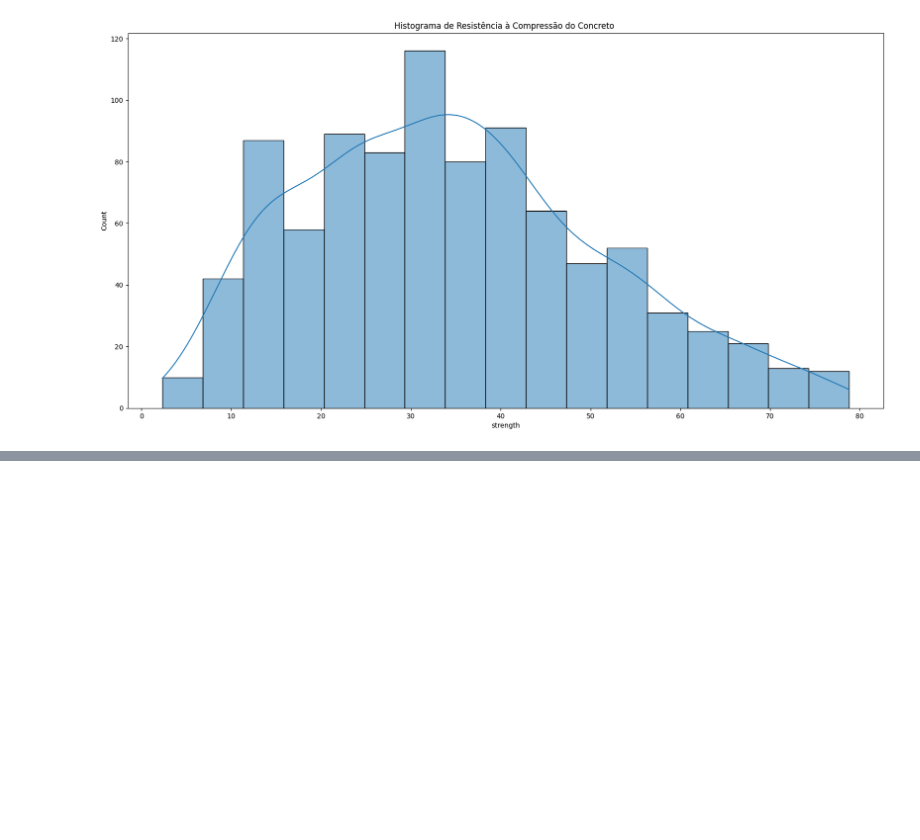
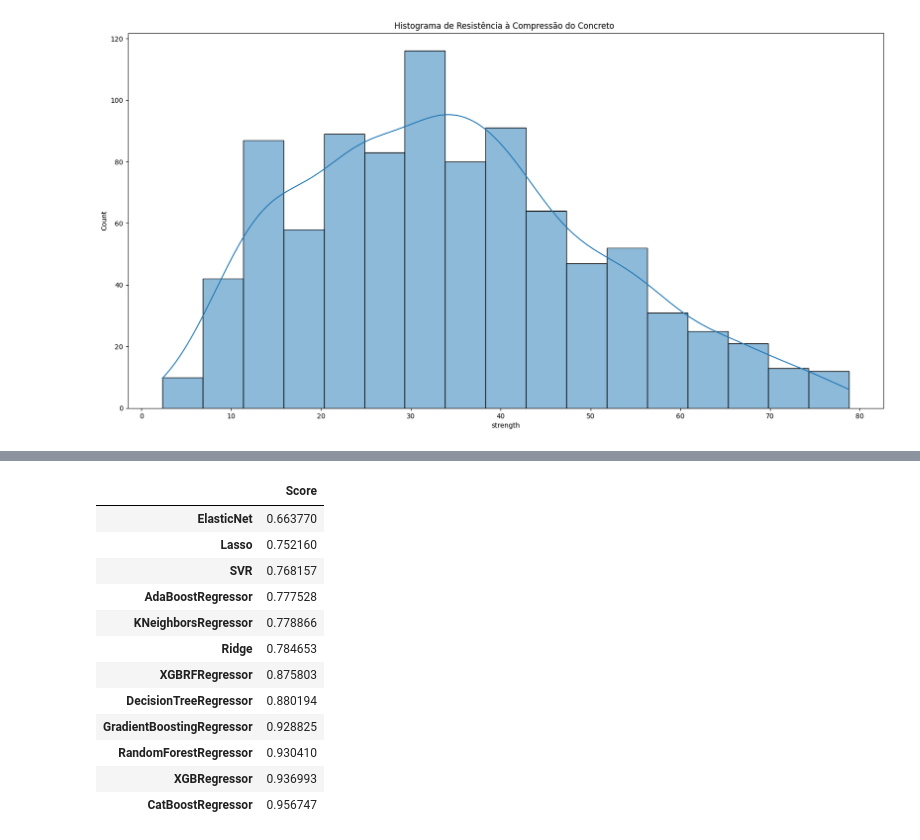
Before and after one commit to tataap/Projeto_Aplicado_XPE, a Jupyter notebook: PA_test.ipynb, the cells around one changed output, grey strips where cells are left out. Saved outputs shown, nothing was run; the diff lists cells and outputs as text; code cells hidden in the pictures; blank space fills up the shorter version.

```diff
--- a/PA_test.ipynb
+++ b/PA_test.ipynb
@@ -309,0 +342,57 @@ sns.histplot(data=concrete,x='strength', kde=True);
+# %%
+def fit_and_score(models, X_train, X_test, y_train, y_test):
+    np.random.seed(42)
+
+    model_scores = {}
+    model_rsme = {}
+    model_r2 = {}
+
+    for name, model in models.items():
+        model.fit(X_train,y_train)
+        model_scores[name] = model.score(X_test,y_test)
+        y_preds = model.predict(X_test)
+        model_rsme[name] = np.sqrt(mean_squared_error(y_test,y_preds))
+        model_r2[name] = r2_score(y_test,y_preds)
+
+    model_scores = pd.DataFrame(model_scores, index=['Score']).transpose()
+    model_scores = model_scores.sort_values('Score')
+
+    model_rsme = pd.DataFrame(model_rsme, index=['RSME']).transpose()
+    model_rsme = model_rsme.sort_values('RSME')
+
+    model_r2 = pd.DataFrame(model_r2, index=['R2']).transpose()
+    model_r2 = model_r2.sort_values('R2')
+
+    return model_scores,model_rsme, model_r2
+# %%
+models = {'Ridge': Ridge(),
+         'Lasso': Lasso(),
+         'ElasticNet': ElasticNet(),
+         'KNeighborsRegressor': KNeighborsRegressor(),
+         'SVR': SVR(),
+         'DecisionTreeRegressor': DecisionTreeRegressor(),
+         'RandomForestRegressor': RandomForestRegressor(),
+         'GradientBoostingRegressor': GradientBoostingRegressor(),
+         'AdaBoostRegressor': AdaBoostRegressor(),
+         'XGBRegressor': XGBRegressor(objective='reg:squarederror'),
+         'XGBRFRegressor': XGBRFRegressor(objective='reg:squarederror'),
+         'CatBoostRegressor': CatBoostRegressor(verbose=0)
+         }
+# %%
+model_scores_baseline, model_rsme_baseline, model_r2_baseline = fit_and_score(models, X_train, X_test, y_train, y_test)
+# %%
+model_scores_baseline
+# %% [output]
+|  | Score |
+| ElasticNet | 0.663770 |
+| Lasso | 0.752160 |
+| SVR | 0.768157 |
+| AdaBoostRegressor | 0.777528 |
+| KNeighborsRegressor | 0.778866 |
+| Ridge | 0.784653 |
+| XGBRFRegressor | 0.875803 |
+| DecisionTreeRegressor | 0.880194 |
+| GradientBoostingRegressor | 0.928825 |
+| RandomForestRegressor | 0.930410 |
+| XGBRegressor | 0.936993 |
+| CatBoostRegressor | 0.956747 |
```
Also changed, not shown: parts of 27 cells of this notebook, 6 other files.
